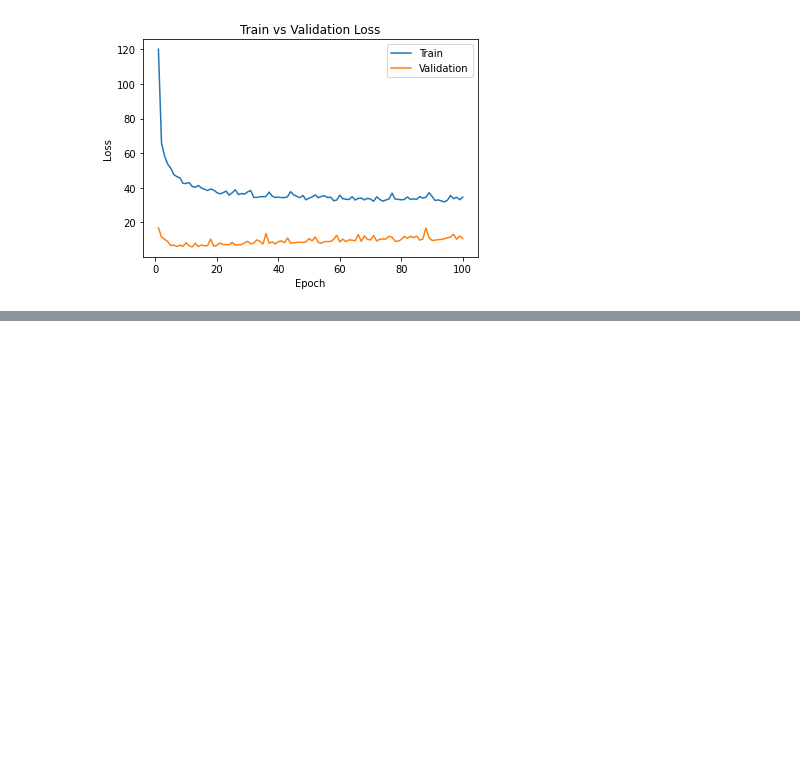
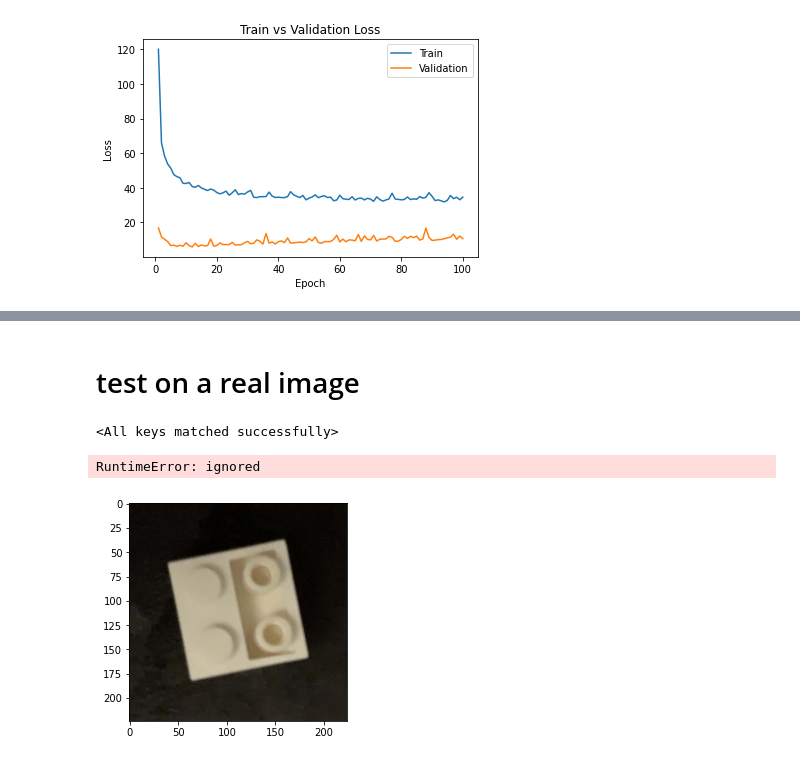
Before and after one commit to albogdan/aps360-project, a Jupyter notebook: FeatureKernelOnBerend.ipynb, the cells around one changed output, grey strips where cells are left out. Drawn from its saved outputs; the diff is of its cells as text; code cells hidden in the pictures; blank space fills up the shorter version.

```diff
--- a/FeatureKernelOnBerend.ipynb
+++ b/FeatureKernelOnBerend.ipynb
@@ -530,7 +539,7 @@ class TransferLearningNetDp5(nn.Module):
     self.name = "tNetDp3"
     self.fc1 = nn.Linear(256*6*6, 3600)
     self.fc2 = nn.Linear(3600, 1200)
-    self.fc3 = nn.Linear(1200, len(classes))
+    self.fc3 = nn.Linear(1200, 36)
     # classes is 36 here
     self.dropout = nn.Dropout(p=p)
 
@@ -594,0 +654,36 @@ plot_training_curve(get_model_name(tNetDp.name, 400, 0.0015, 99))
+# %% [markdown]
+# test on a real image
+# %%
+model = TransferLearningNetDp5()
+model.load_state_dict(torch.load('./model_tNetDp3_bs400_lr0.0015_epoch92'))
+# %% [output]
+<All keys matched successfully>
+# %%
+# Transform Settings - resize all images to 224 x 224
+data_transform = transforms.Compose([transforms.Resize((224,224)),
+                                      transforms.ToTensor()])
+
+# define dataloader parameters
+num_workers = 4
+batch_size = 1
+
+# get dataset
+image_set = datasets.ImageFolder(os.path.expanduser('~/test_images'), transform=data_transform)
+
+# put data inside loader
+loader = torch.utils.data.DataLoader(image_set, batch_size=batch_size,
+                                        num_workers=num_workers, shuffle=False)
+# %%
+i = 0
+model = tNetDp
+for img, label in loader:
+  plt.imshow(img.squeeze().permute(1, 2, 0))
+  features = alexnet.features(img)
+  features = features.cuda()
+  out = model(features)
+  pred = out.max(1, keepdim = True)[1]
+  print(pred)
+  break
+# %% [output]
+RuntimeError: ignored
+[figure, added]
```
Also changed, not shown: parts of 12 cells of this notebook.
